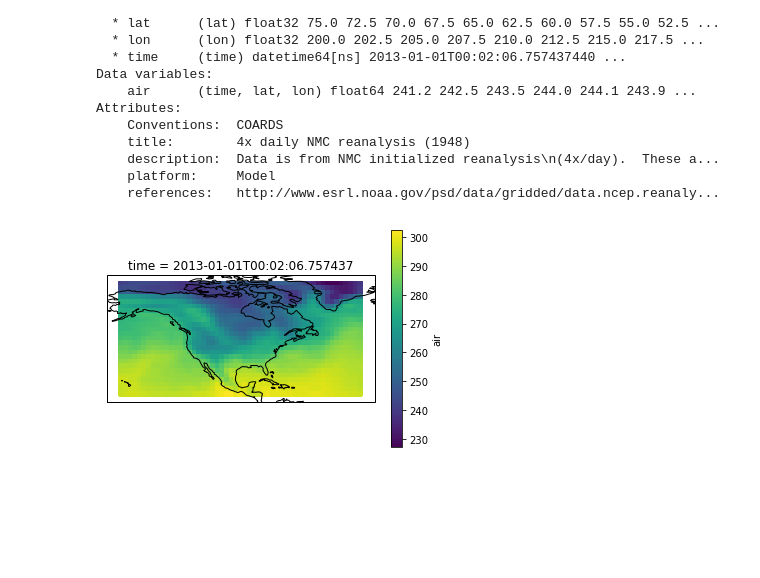
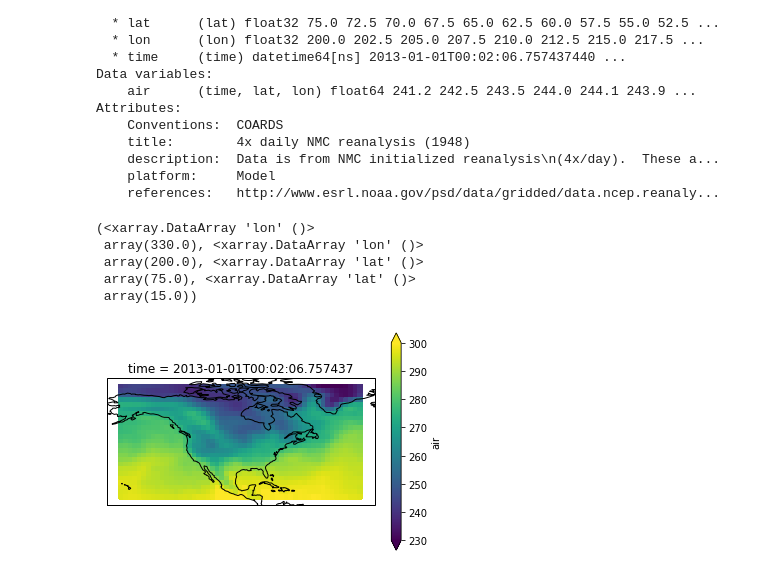
Before and after one commit to JiaweiZhuang/xESMF, a Jupyter notebook: doc/built_in_example.ipynb, the cells around one changed output. Drawn from its saved outputs; the diff is of its cells as text; code cells hidden in the pictures; blank space fills up the shorter version.

Commit message:
Successfully regrid demo data

```diff
--- a/doc/built_in_example.ipynb
+++ b/doc/built_in_example.ipynb
@@ -113,10 +114,18 @@ Attributes:
     description:  Data is from NMC initialized reanalysis\n(4x/day).  These a...
     platform:     Model
     references:   http://www.esrl.noaa.gov/psd/data/gridded/data.ncep.reanaly...
+# %%
+ds['lon'].max(), ds['lon'].min(), ds['lat'].max(), ds['lat'].min()
+# %% [output]
+(<xarray.DataArray 'lon' ()>
+ array(330.0), <xarray.DataArray 'lon' ()>
+ array(200.0), <xarray.DataArray 'lat' ()>
+ array(75.0), <xarray.DataArray 'lat' ()>
+ array(15.0))
 # %%
 dr = ds['air']
 ax = plt.axes(projection=ccrs.PlateCarree())
-dr.isel(time=0).plot.pcolormesh(ax=ax);
+dr.isel(time=0).plot.pcolormesh(ax=ax, vmin=230, vmax=300);
 ax.coastlines();
 # %% [output]
-[figure, old version]
+[figure, new version]
```
Also changed, not shown: parts of 14 cells of this notebook.
